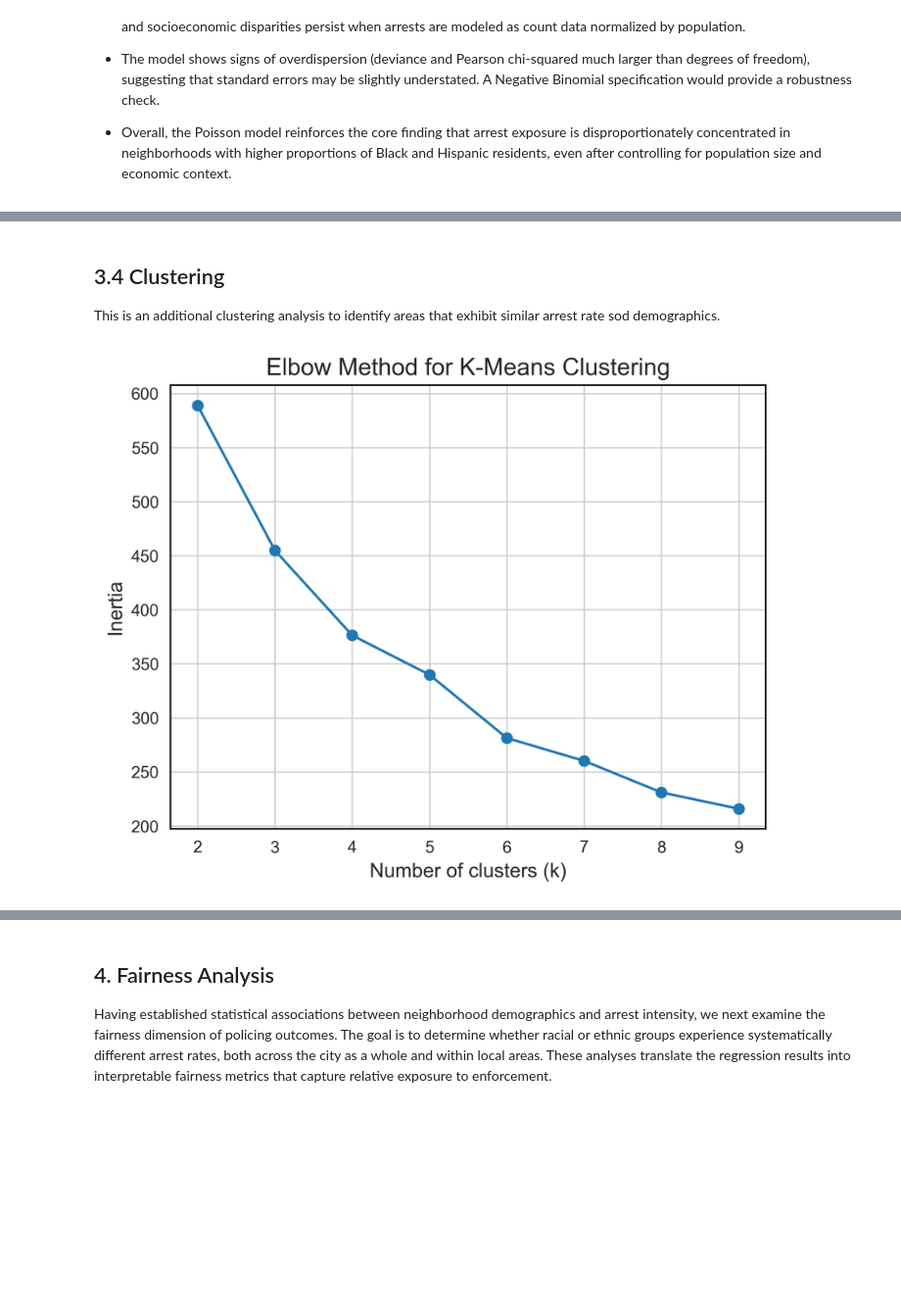
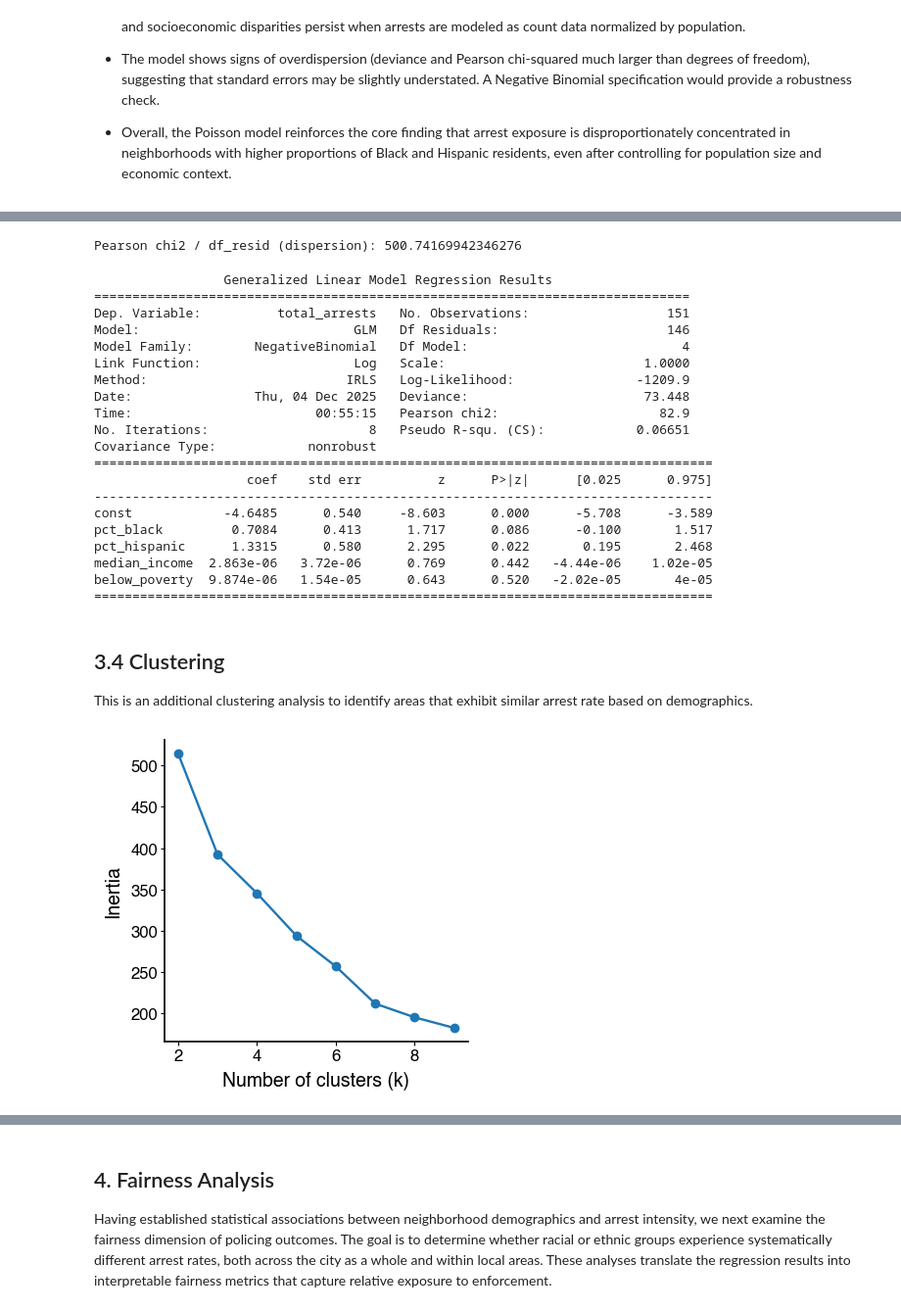
Before and after one commit to giomhern/project-ariel-ruhaan-gio, a Jupyter notebook: notebooks/analysis_2023.ipynb, the cells around one changed output, grey strips where cells are left out. Shown at 98% size. Cells and saved outputs as stored; diff of their text form; code cells hidden in the pictures; blank space fills up the shorter version.

Commit message:
proj: additional analysis and revisions

```diff
--- a/notebooks/analysis_2023.ipynb
+++ b/notebooks/analysis_2023.ipynb
@@ -481,14 +553,49 @@ The Poisson model uses total arrests as a count outcome and includes population
+# %%
+pearson_dispersion = poisson_model.pearson_chi2 / poisson_model.df_resid
+print("Pearson chi2 / df_resid (dispersion):", pearson_dispersion)
+# %% [output]
+Pearson chi2 / df_resid (dispersion): 500.74169942346276
+# %%
+nb_model = sm.GLM(
+    y_counts,
+    X_pois,
+    family=sm.families.NegativeBinomial(alpha=1.0),
+    offset=reg["log_pop"]
+).fit()
+
+print(nb_model.summary())
+# %% [output]
+                 Generalized Linear Model Regression Results
+==============================================================================
+Dep. Variable:          total_arrests   No. Observations:                  151
+Model:                            GLM   Df Residuals:                      146
+Model Family:        NegativeBinomial   Df Model:                            4
+Link Function:                    Log   Scale:                          1.0000
+Method:                          IRLS   Log-Likelihood:                -1209.9
+Date:                Thu, 04 Dec 2025   Deviance:                       73.448
+Time:                        00:55:15   Pearson chi2:                     82.9
+No. Iterations:                     8   Pseudo R-squ. (CS):            0.06651
+Covariance Type:            nonrobust
+=================================================================================
+                    coef    std err          z      P>|z|      [0.025      0.975]
+---------------------------------------------------------------------------------
+const            -4.6485      0.540     -8.603      0.000      -5.708      -3.589
+pct_black         0.7084      0.413      1.717      0.086      -0.100       1.517
+pct_hispanic      1.3315      0.580      2.295      0.022       0.195       2.468
+median_income  2.863e-06   3.72e-06      0.769      0.442   -4.44e-06    1.02e-05
+below_poverty  9.874e-06   1.54e-05      0.643      0.520   -2.02e-05       4e-05
+=================================================================================
 # %% [markdown]
 ## 3.4 Clustering
 
-This is an additional clustering analysis to identify areas that exhibit similar arrest rate sod demographics.
+This is an additional clustering analysis to identify areas that exhibit similar arrest rate based on demographics.
 # %%
 from sklearn.preprocessing import StandardScaler
 from sklearn.cluster import KMeans
 
 cluster_vars = df[[
     "arrest_rate_per_1000",
-    "pct_black", "pct_hispanic", "pct_white",
+    "pct_black", "pct_hispanic",
     "median_income", "below_poverty"
 ]].copy()
 
@@ -497,19 +604,20 @@ X_scaled = scaler.fit_transform(cluster_vars)
 # %%
 inertia = []
 K = range(2, 10)
 
 for k in K:
     km = KMeans(n_clusters=k, random_state=42)
     km.fit(X_scaled)
     inertia.append(km.inertia_)
 
 plt.plot(K, inertia, marker='o')
 plt.xlabel("Number of clusters (k)")
 plt.ylabel("Inertia")
-plt.title("Elbow Method for K-Means Clustering")
+# plt.title("Elbow Method for K-Means Clustering")
+plt.savefig("../outputs/k_means_elbow_plot.png", dpi=300, bbox_inches="tight")
 plt.show()
 # %% [output]
-[figure, old version]
+[figure, new version]
 # %%
 kmeans = KMeans(n_clusters=4, random_state=42)
 df["cluster"] = kmeans.fit_predict(X_scaled)
```
Also changed, not shown: parts of 24 cells of this notebook.
